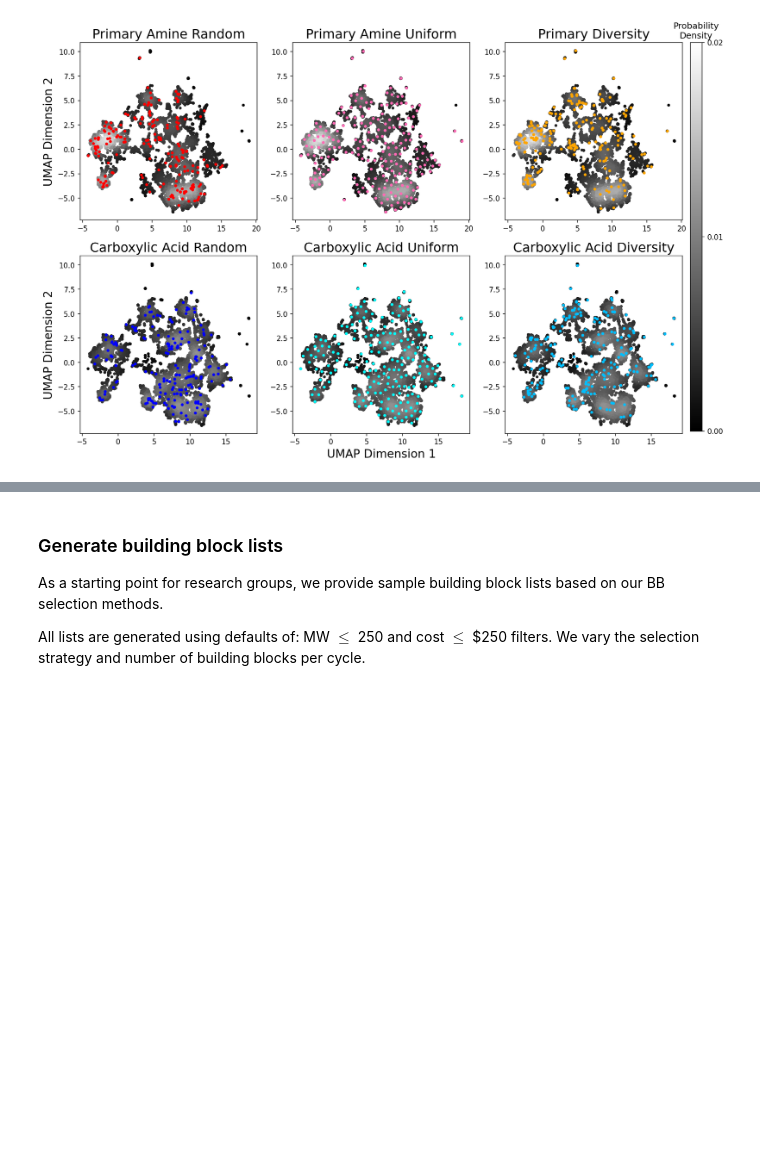
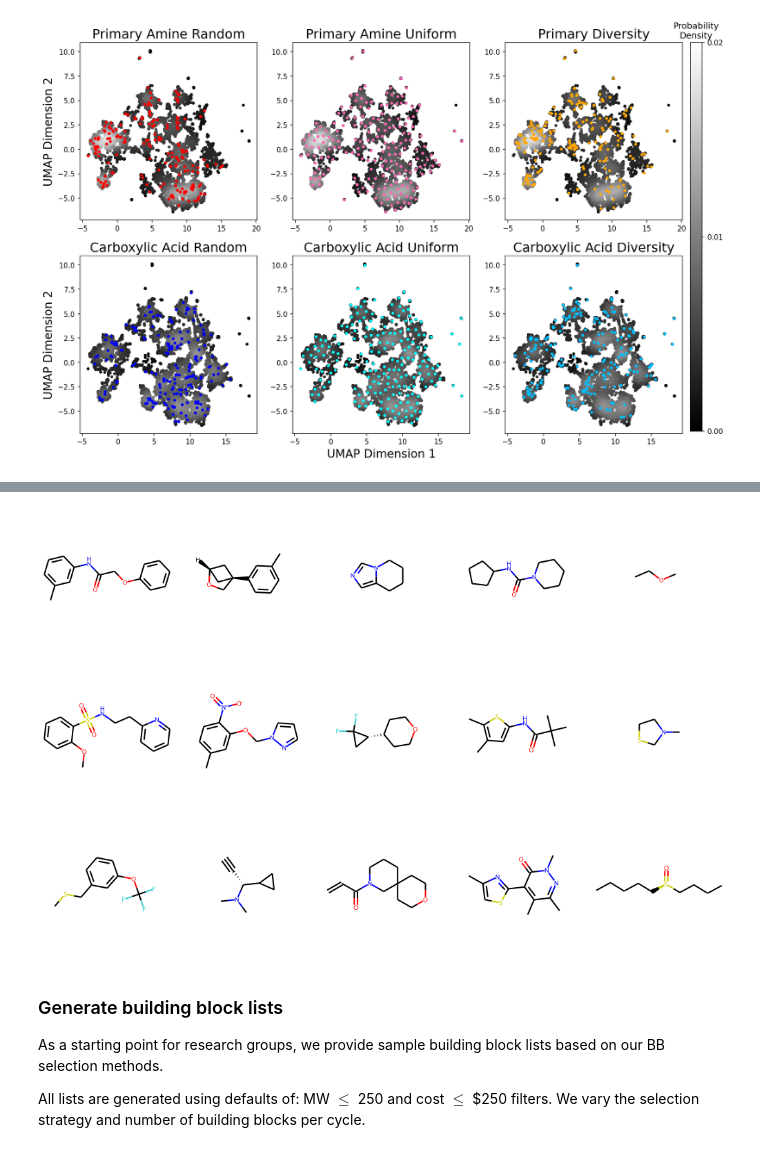
Before and after one commit to MobleyLab/DEL_BB_design, a Jupyter notebook: code/analysis/SI_analysis.ipynb, the cells around one changed output, grey strips where cells are left out. Drawn from its saved outputs; the diff is of its cells as text; code cells hidden in the pictures; blank space fills up the shorter version.

```diff
--- a/code/analysis/SI_analysis.ipynb
+++ b/code/analysis/SI_analysis.ipynb
@@ -552,3 +577,15 @@ plt.show()
+# %%
+crand = cooh_rand.iloc[:5]
+cunif = cooh_unif.iloc[:5]
+cdiv = cooh_div.iloc[:5]
+# %%
+show_sample(crand)
+show_sample(cunif)
+show_sample(cdiv)
+# %% [output]
+[figure, added]
+[figure, added]
+[figure, added]
 # %% [markdown]
 ### Generate building block lists
 
```
Also changed, not shown: parts of 16 cells of this notebook, 14 other files.
